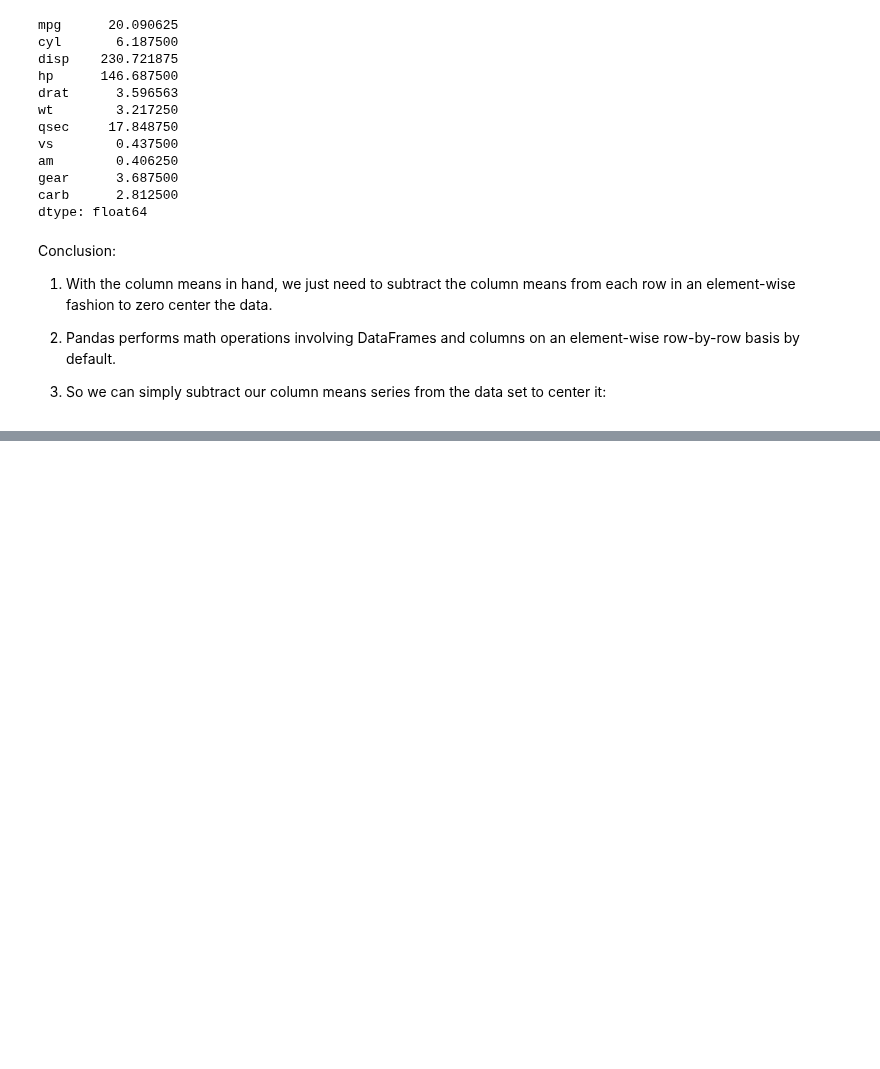
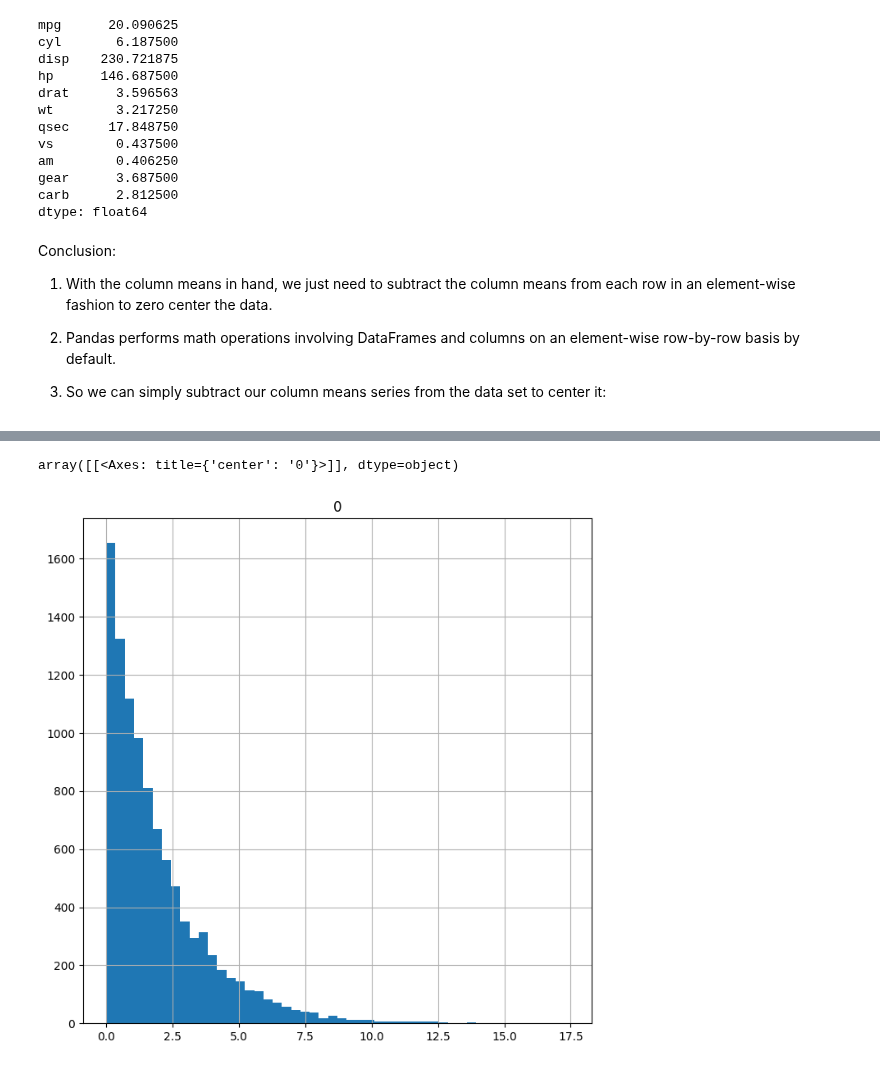
Before and after one commit to yigaai/StoryTelling_with_Data_myTelescope, a Jupyter notebook: lec16-preparing-numericdata.ipynb, the cells around one changed output, grey strips where cells are left out. Saved outputs shown, nothing was run; the diff lists cells and outputs as text; code cells hidden in the pictures; blank space fills up the shorter version.

```diff
--- a/lec16-preparing-numericdata.ipynb
+++ b/lec16-preparing-numericdata.ipynb
@@ -112,0 +208,15 @@ Conclusion:
+# %%
+# 1. Generate some skewed data
+# 2. Convert to df
+# 3. plot histogram
+
+skewed_data = np.random.exponential(scale = 2,
+                                   size = 10000)
+
+skewed_data = pd.DataFrame(skewed_data)
+
+skewed_data.hist(figsize = (8, 8),
+                 bins =50)
+# %% [output]
+array([[<Axes: title={'center': '0'}>]], dtype=object)
+[figure, added]
```
Also changed, not shown: parts of 18 cells of this notebook.
